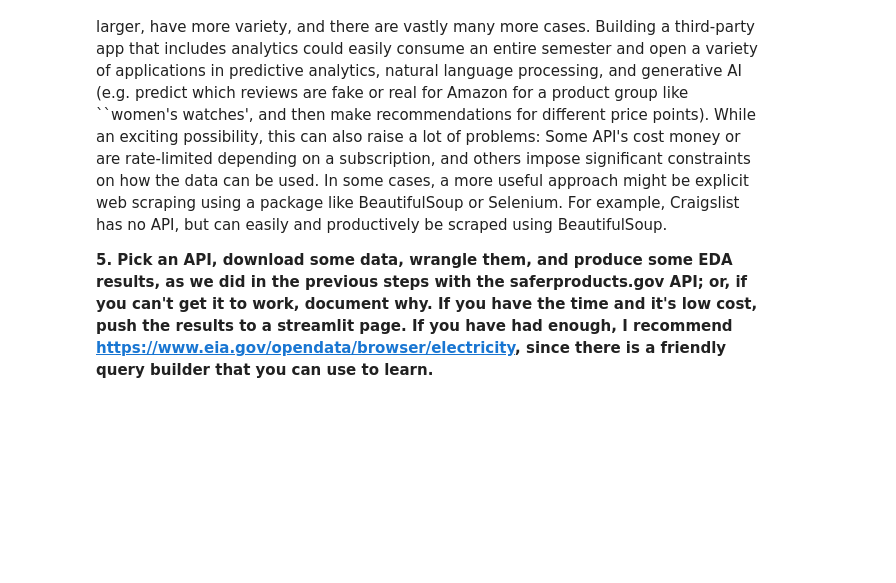
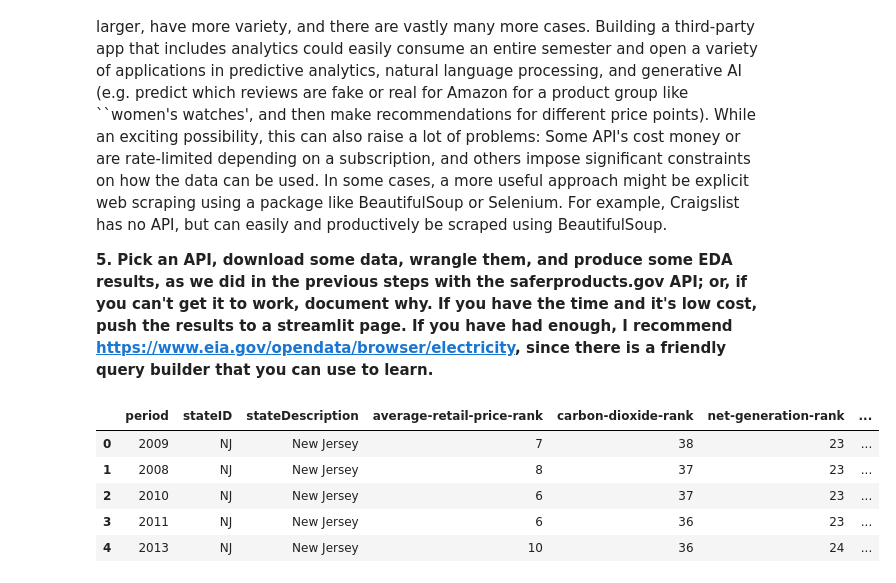
Before and after one commit to evaterry4/labs, a Jupyter notebook: 01_api_calls/assignment_notebook.ipynb, the cells around one changed output. Cells and saved outputs as stored; diff of their text form; code cells hidden in the pictures; blank space fills up the shorter version.

```diff
--- a/01_api_calls/assignment_notebook.ipynb
+++ b/01_api_calls/assignment_notebook.ipynb
@@ -301,3 +301,22 @@ Each of these API resources could either be the cornerstone of a project or a so
 In addition to government data, many commerical apps provide API access to developers and researchers. AirBnB, Amazon, Reddit, eBay, X, and many others maintain API access to develop third-party apps. These opportunities present many advantages: The data are larger, have more variety, and there are vastly many more cases. Building a third-party app that includes analytics could easily consume an entire semester and open a variety of applications in predictive analytics, natural language processing, and generative AI (e.g. predict which reviews are fake or real for Amazon for a product group like ``women's watches', and then make recommendations for different price points). While an exciting possibility, this can also raise a lot of problems: Some API's cost money or are rate-limited depending on a subscription, and others impose significant constraints on how the data can be used. In some cases, a more useful approach might be explicit web scraping using a package like BeautifulSoup or Selenium. For example, Craigslist has no API, but can easily and productively be scraped using BeautifulSoup.
 
 **5. Pick an API, download some data, wrangle them, and produce some EDA results, as we did in the previous steps with the saferproducts.gov API; or, if you can't get it to work, document why. If you have the time and it's low cost, push the results to a streamlit page. If you have had enough, I recommend https://www.eia.gov/opendata/browser/electricity, since there is a friendly query builder that you can use to learn.**
+# %%
+import requests
+    # Conduct analysis:
+url = 'https://api.eia.gov/v2/electricity/state-electricity-profiles/summary/data/'
+query = '?frequency=annual&data[0]=average-retail-price-rank&data[1]=carbon-dioxide-rank&data[2]=net-generation-rank&data[3]=sulfer-dioxide-rank&facets[stateID][]=NC&facets[stateID][]=NJ&facets[stateID][]=NY&facets[stateID][]=VA&sort[0][column]=carbon-dioxide-rank&sort[0][direction]=desc&offset=0&length=5000'
+header = {'User-Agent':
+            'Mozilla/5.0 (Windows NT 10.0; Win64; x64; rv:124.0) Gecko/20100101 Firefox/124.0'}
+raw = requests.get(url+query+'&api_key=8PDRcxwmXkHT6dTRfvxsZkxlEidF1OfsgIbnxLyw',headers=header)
+
+data = raw.json()
+df = pd.DataFrame(data['response']['data'])
+df.head()
+# %% [output]
+|  | period | stateID | stateDescription | average-retail-price-rank | carbon-dioxide-rank | net-generation-rank | ... |
+| 0 | 2009 | NJ | New Jersey | 7 | 38 | 23 | ... |
+| 1 | 2008 | NJ | New Jersey | 8 | 37 | 23 | ... |
+| 2 | 2010 | NJ | New Jersey | 6 | 37 | 23 | ... |
+| 3 | 2011 | NJ | New Jersey | 6 | 36 | 23 | ... |
+| 4 | 2013 | NJ | New Jersey | 10 | 36 | 24 | ... |
```
Also changed, not shown: parts of 2 cells of this notebook.
